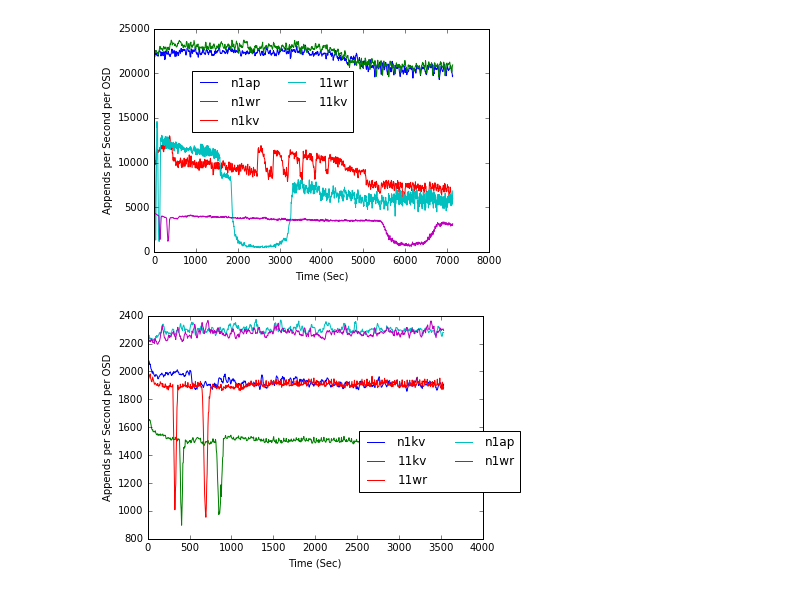
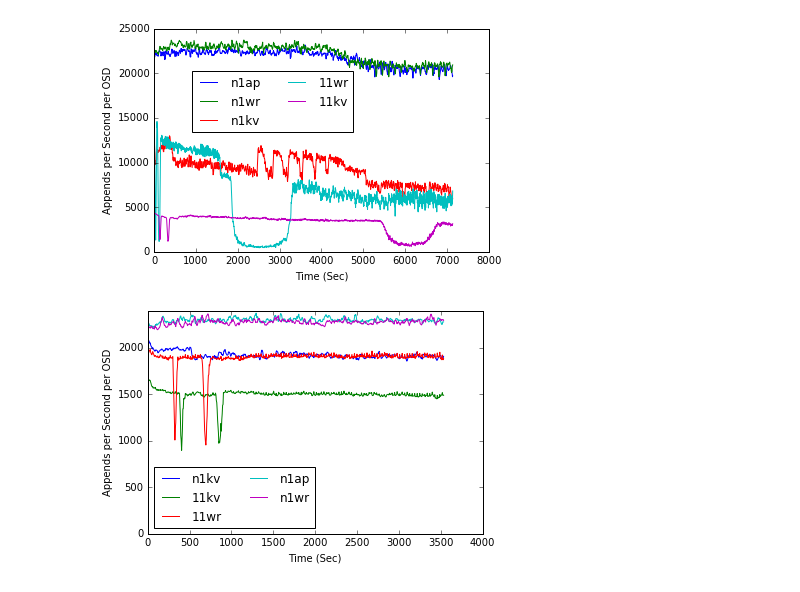
Before and after one commit to michaelsevilla/zlog-popper, a Jupyter notebook: experiments/librados-sweep/visualize.ipynb, the cells around one changed output. Cells and saved outputs as stored; diff of their text form; code cells hidden in the pictures.

```diff
--- a/experiments/librados-sweep/visualize.ipynb
+++ b/experiments/librados-sweep/visualize.ipynb
@@ -94,8 +94,8 @@ plt.savefig('output.soft.reset.2hr.png', dpi=300, bbox_inches='tight')
 # %%
 traces = glob.glob('results.pd.vanilla_firefly.node0.05-14-2016_20-05-15/*.log')
 ax = plot_traces(list(traces), 'output.soft.reset.2hr', finish=False)
-#ax.set_ylim(ymin=0)
-lgd = ax.legend(loc='best', ncol=2, bbox_to_anchor=(0.60,0.52), bbox_transform=plt.gcf().transFigure)
+ax.set_ylim(ymin=0)
+lgd = ax.legend(loc='best', ncol=2)#, bbox_to_anchor=(0.60,0.52), bbox_transform=plt.gcf().transFigure)
 plt.savefig('firefly_ssd.png', dpi=300, bbox_inches='tight')
 # %% [output]
-[figure, old version]
+[figure, new version]
```
Also changed, not shown: 3 other files.
